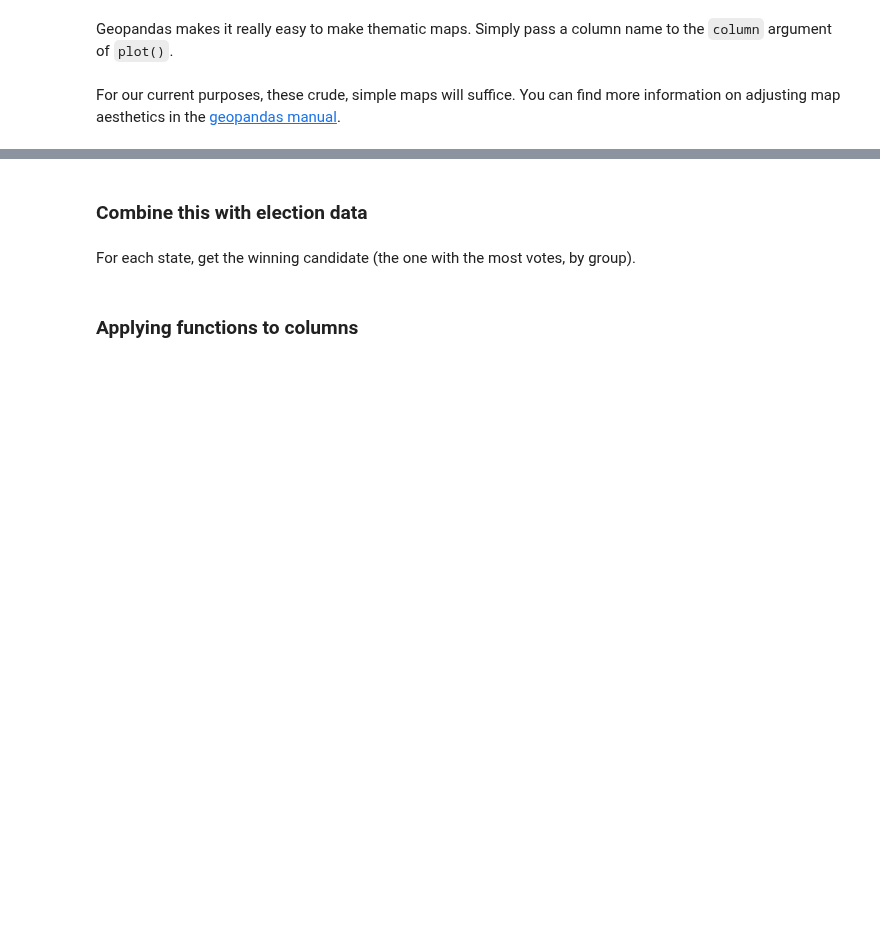
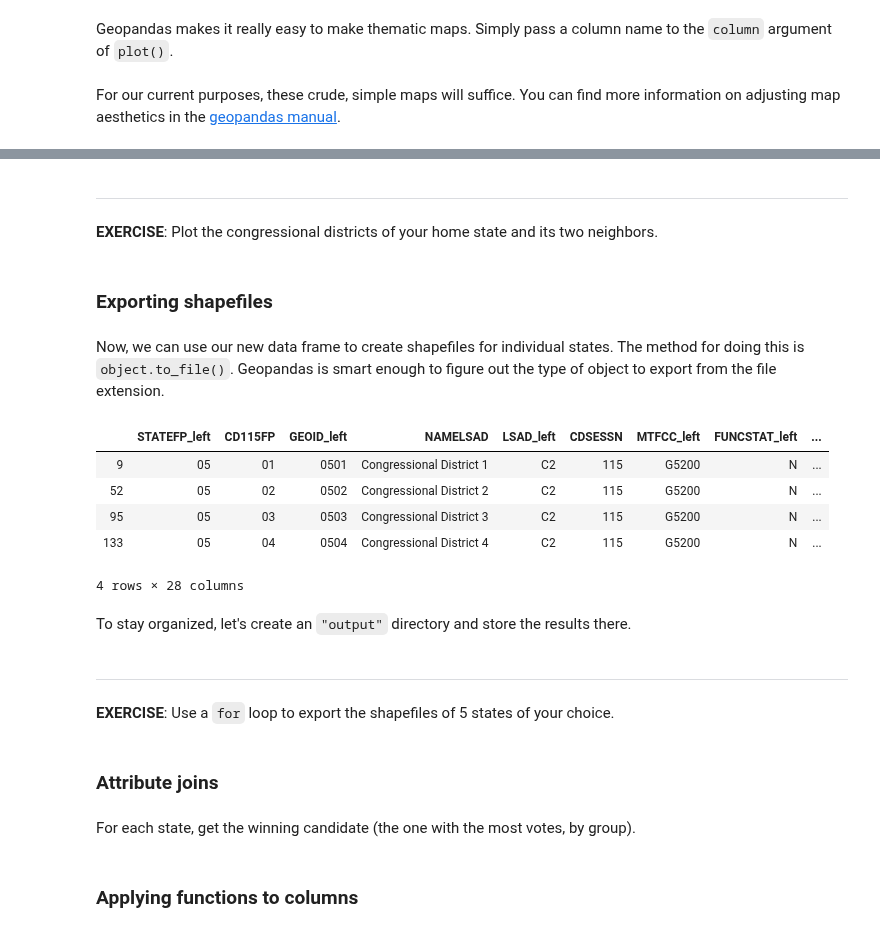
Before and after one commit to ashiklom/python-gis-notebooks, a Jupyter notebook: geopandas-intro.ipynb, the cells around one changed output, grey strips where cells are left out. Cells and saved outputs as stored; diff of their text form; code cells hidden in the pictures; blank space fills up the shorter version.

Commit message:
Flesh out geopandas tutorial

```diff
--- a/geopandas-intro.ipynb
+++ b/geopandas-intro.ipynb
@@ -18,0 +13,33 @@ cdfile = os.path.join(downloads, "tl_2018_us_cd116", "tl_2018_us_cd116.shp")
+# %%
+import os
+import zipfile
+
+# For Python 2-3 compatibility
+from future.standard_library import install_aliases
+install_aliases()
+
+import urllib.request
+
+data_dir = "data"
+if (not os.path.exists(data_dir)):
+    os.mkdir(data_dir)
+
+state_url = "https://www2.census.gov/geo/tiger/TIGER2016/STATE/tl_2016_us_state.zip"
+state_dir = os.path.join(data_dir, "tl_2016_us_state")
+state_zip = "%s.zip" % state_dir
+statefile = os.path.join(state_dir, "tl_2016_us_state.shp")
+
+if (not os.path.exists(statefile)):
+    if (~os.path.exists(state_zip)):
+        urllib.request.urlretrieve(state_url, state_zip)
+    zipfile.ZipFile(state_zip).extractall(state_dir)
+
+cd_url = "https://www2.census.gov/geo/tiger/TIGER2016/CD/tl_2016_us_cd115.zip"
+cd_dir = os.path.join(data_dir, "tl_2016_us_cd115")
+cd_zip = "%s.zip" % cd_dir
+cdfile = os.path.join(cd_dir, "tl_2016_us_cd115.shp")
+
+if (not os.path.exists(cdfile)):
+    if (~os.path.exists(cd_zip)):
+        urllib.request.urlretrieve(cd_url, cd_zip)
+    zipfile.ZipFile(cd_zip).extractall(state_dir)
@@ -295,2 +450,4 @@ districts[districts.NAME == "Alabama"].plot(column = "NAMELSAD")
-# %% [markdown]
-### Combine this with election data
+# %% [markdown]
+---
+**EXERCISE**:
+Plot the congressional districts of your home state and its two neighbors.
@@ -296,0 +456,19 @@ districts[districts.NAME == "Alabama"].plot(column = "NAMELSAD")
+# %% [markdown]
+### Exporting shapefiles
+# %% [markdown]
+Now, we can use our new data frame to create shapefiles for individual states.
+The method for doing this is `object.to_file()`.
+Geopandas is smart enough to figure out the type of object to export from the file extension.
+# %%
+mystate = "Arkansas"
+result = districts[districts.NAME == mystate]
+result.head()
+# %% [output]
+|  | STATEFP_left | CD115FP | GEOID_left | NAMELSAD | LSAD_left | CDSESSN | MTFCC_left | FUNCSTAT_left | ... |
+| 9 | 05 | 01 | 0501 | Congressional District 1 | C2 | 115 | G5200 | N | ... |
+| 52 | 05 | 02 | 0502 | Congressional District 2 | C2 | 115 | G5200 | N | ... |
+| 95 | 05 | 03 | 0503 | Congressional District 3 | C2 | 115 | G5200 | N | ... |
+| 133 | 05 | 04 | 0504 | Congressional District 4 | C2 | 115 | G5200 | N | ... |
+4 rows × 28 columns
+# %% [markdown]
+To stay organized, let's create an `"output"` directory and store the results there.
@@ -297,3 +480,9 @@ districts[districts.NAME == "Alabama"].plot(column = "NAMELSAD")
+# %% [markdown]
+---
+**EXERCISE**:
+Use a `for` loop to export the shapefiles of 5 states of your choice.
+# %% [markdown]
+### Attribute joins
 # %%
 election_file = os.path.join(downloads, "1976-2016-president.csv")
 election_full = pd.read_csv(election_file)
```
Also changed, not shown: parts of 28 cells of this notebook, 1 other file.
